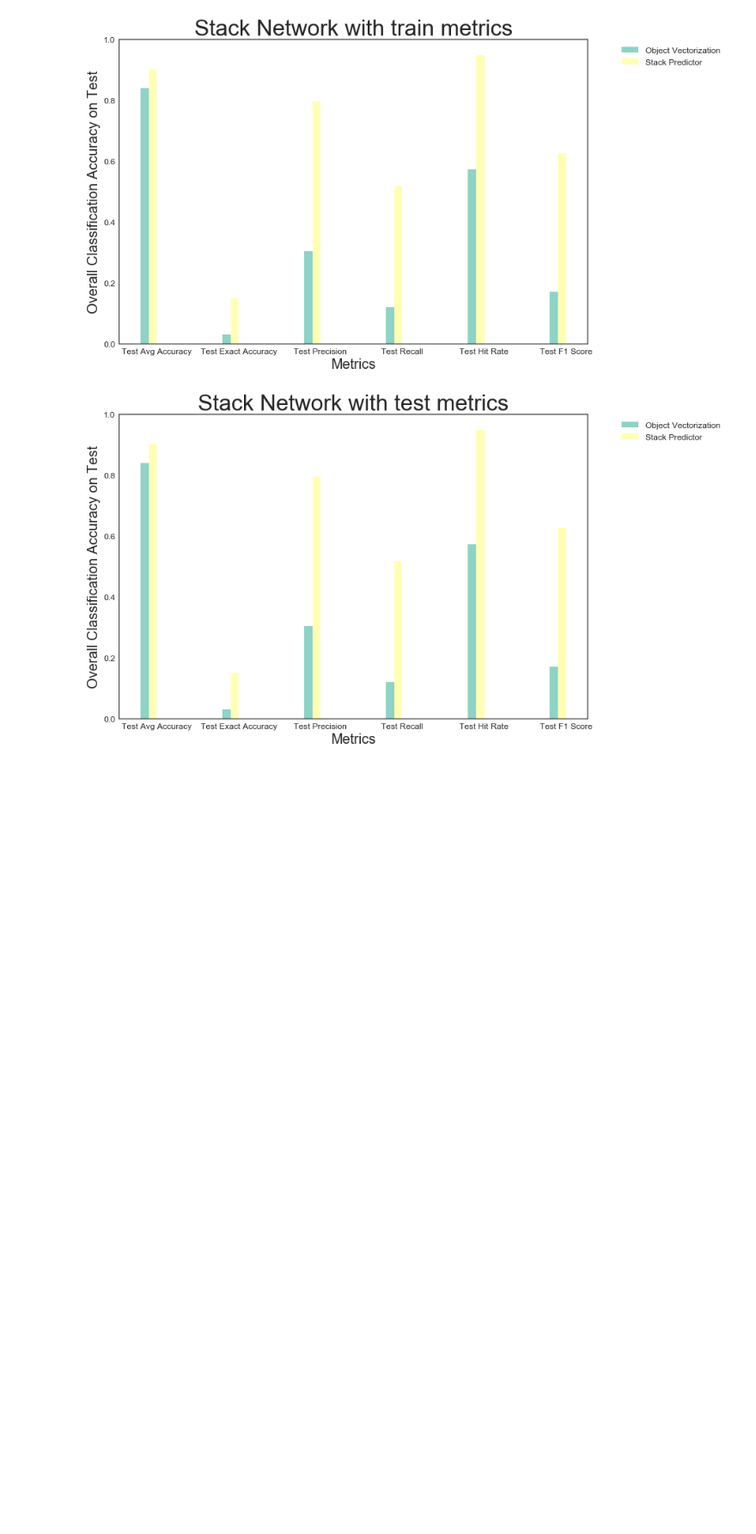
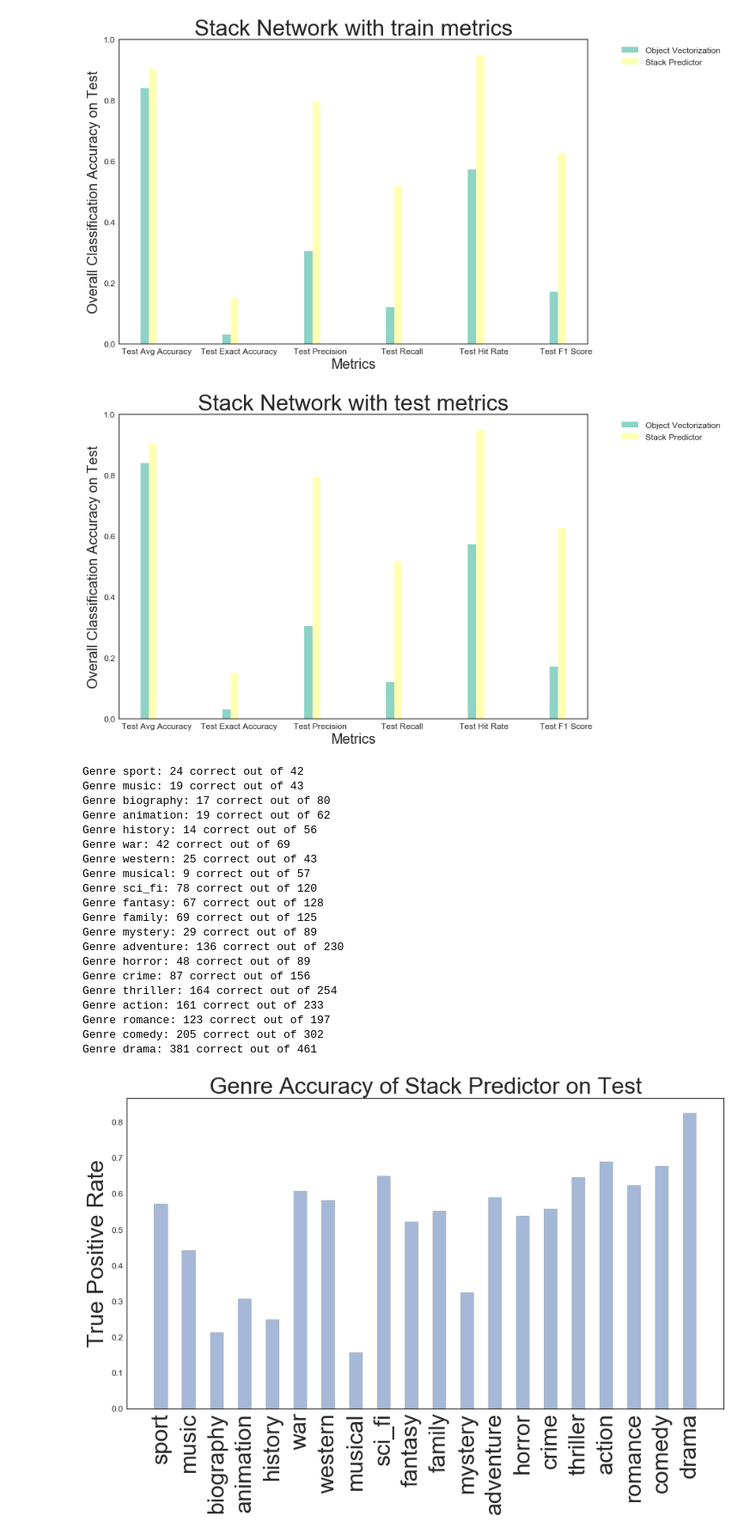
Before and after one commit to BoyuanSun930/cs209b-g6-movie, a Jupyter notebook: Poster Object Detection to Stacked Neural Network Prediction.ipynb, the cells around one changed output. Shown at 86% size. Saved outputs shown, nothing was run; the diff lists cells and outputs as text; code cells hidden in the pictures; blank space fills up the shorter version.

```diff
--- a/Poster Object Detection to Stacked Neural Network Prediction.ipynb
+++ b/Poster Object Detection to Stacked Neural Network Prediction.ipynb
@@ -536,3 +545,27 @@ plt.title('Stack Network with test metrics', fontsize = 32)
 plt.show()
 # %% [output]
 [figure]
+# %%
+genre_acc(y_test, stack_test_pred, genre_dict, 'Genre Accuracy of Stack Predictor on Test', is_neural_net = True)
+# %% [output]
+Genre sport: 24 correct out of 42
+Genre music: 19 correct out of 43
+Genre biography: 17 correct out of 80
+Genre animation: 19 correct out of 62
+Genre history: 14 correct out of 56
+Genre war: 42 correct out of 69
+Genre western: 25 correct out of 43
+Genre musical: 9 correct out of 57
+Genre sci_fi: 78 correct out of 120
+Genre fantasy: 67 correct out of 128
+Genre family: 69 correct out of 125
+Genre mystery: 29 correct out of 89
+Genre adventure: 136 correct out of 230
+Genre horror: 48 correct out of 89
+Genre crime: 87 correct out of 156
+Genre thriller: 164 correct out of 254
+Genre action: 161 correct out of 233
+Genre romance: 123 correct out of 197
+Genre comedy: 205 correct out of 302
+Genre drama: 381 correct out of 461
+[figure, added]
```
Also changed, not shown: parts of 1 cell of this notebook.
